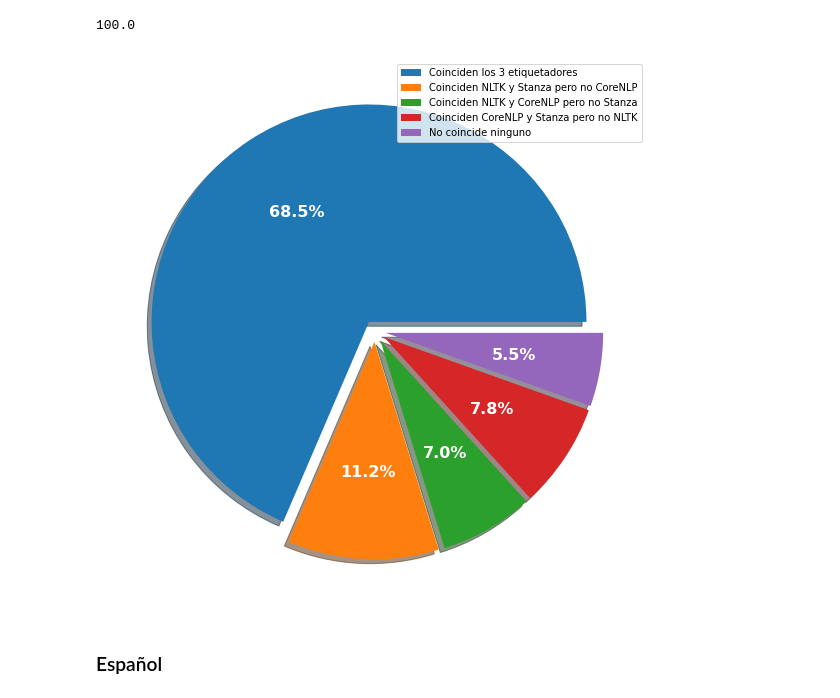
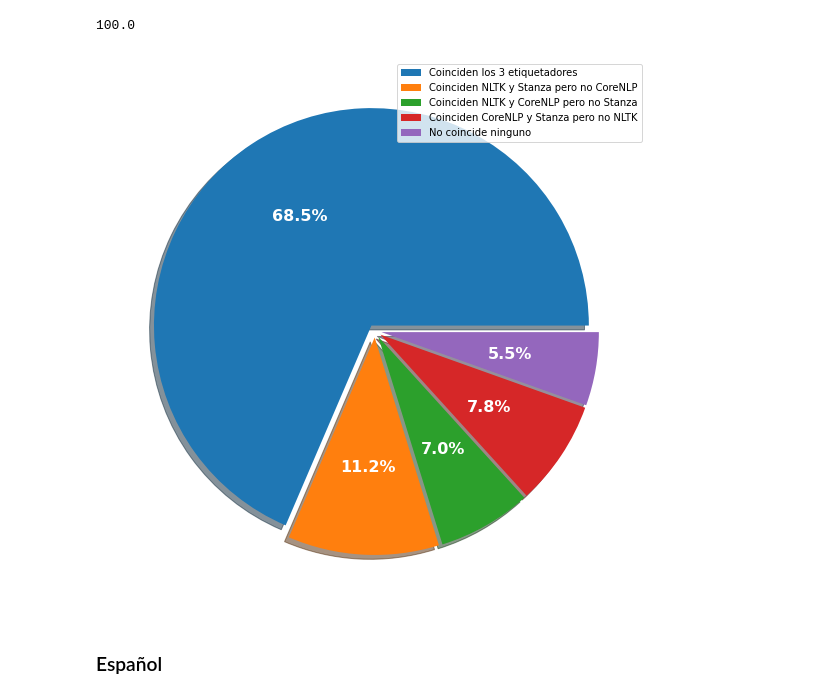
Before and after one commit to vmtenorio/P1-NLP-TaggersParsers, a Jupyter notebook: NLP_P1.ipynb, the cells around one changed output. Cells and saved outputs as stored; diff of their text form; code cells hidden in the pictures.

```diff
--- a/NLP_P1.ipynb
+++ b/NLP_P1.ipynb
@@ -178,16 +177,17 @@ sum(sizes)
 # %%
 plt.figure(figsize=(10,10))
 
-plt.pie(sizes, autopct='%1.1f%%', textprops={'fontsize':16, 'color':'w', 'fontweight':'bold'}, shadow=True, explode=[0.05]*5)
+plt.pie(sizes, autopct='%1.1f%%', textprops={'fontsize':16, 'color':'w', 'fontweight':'bold'}, shadow=True, explode=[0.03]*5)
 plt.legend(["Coinciden los 3 etiquetadores",
             "Coinciden NLTK y Stanza pero no CoreNLP",
             "Coinciden NLTK y CoreNLP pero no Stanza",
             "Coinciden CoreNLP y Stanza pero no NLTK",
             "No coincide ninguno"])
 
+plt.savefig("taggers_comparison.png")
 plt.show()
 # %% [output]
-[figure, old version]
+[figure, new version]
 # %% [markdown]
 ### Español
 # %%
```
Also changed, not shown: parts of 6 cells of this notebook, 30 other files.
